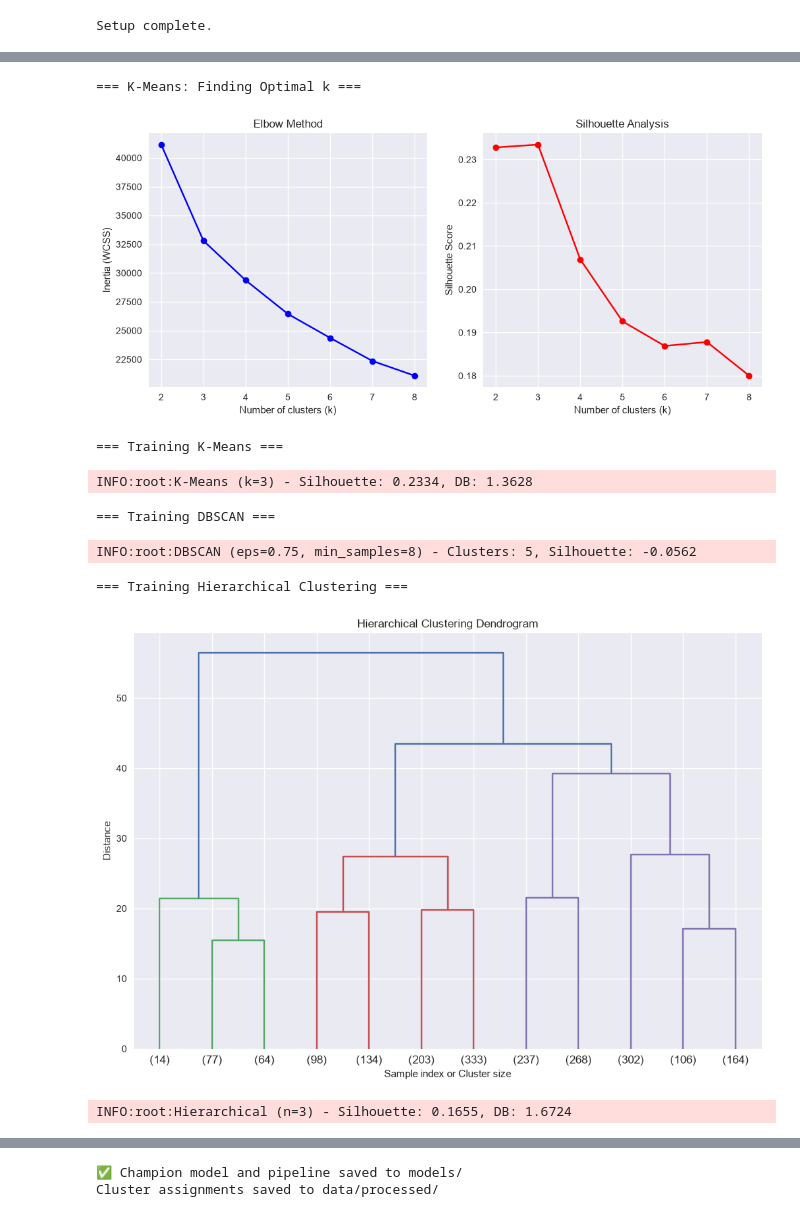
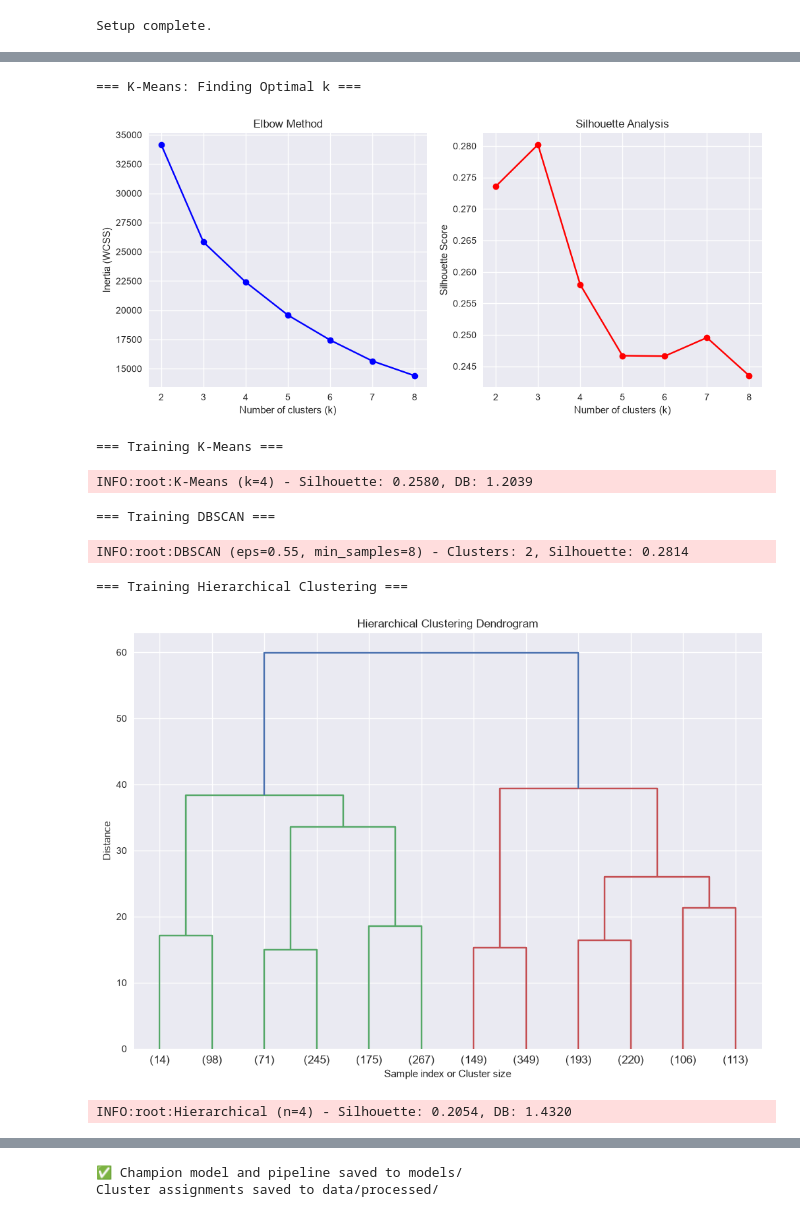
Before and after one commit to Apaelijo/predictive-maintenance-clustering, a Jupyter notebook: notebooks/02_clustering.ipynb, the cells around one changed output, grey strips where cells are left out. Cells and saved outputs as stored; diff of their text form; code cells hidden in the pictures.

```diff
--- a/notebooks/02_clustering.ipynb
+++ b/notebooks/02_clustering.ipynb
@@ -47,7 +47,7 @@ print("Engineered features:", data_eng.columns.tolist())
 from src.data.preprocess import build_preprocessing_pipeline
 pre = build_preprocessing_pipeline()
 X_pre = pre.fit_transform(data_eng)
-n_components = min(8, X_pre.shape[1], X_pre.shape[0])
+n_components = 0.81 #min(8, X_pre.shape[1], X_pre.shape[0])
 print(f"Using PCA n_components={n_components}")
 pipeline = create_full_pipeline(n_components=n_components)
 X_scaled = pipeline.fit_transform(data_eng)
@@ -70,34 +69,34 @@ print("=== K-Means: Finding Optimal k ===")
 inertias, sil_scores = find_optimal_k(X_scaled, max_k=8)
 
 # Choose best k based on plots (usually 3-5 for this dataset)
-best_k = 3   # ← Adjust after viewing plots
+best_k = 4  # ← Adjust after viewing plots
 # %% [output]
 === K-Means: Finding Optimal k ===
-[figure, old version]
+[figure, new version]
 # %%
 print("=== Training K-Means ===")
 kmeans_model, kmeans_labels, k_sil, k_db = kmeans_clustering(X_scaled, n_clusters=best_k)
 
 print("\n=== Training DBSCAN ===")
 # Tip: First run k-distance plot to find good eps
 # from sklearn.neighbors import NearestNeighbors
 # nbrs = NearestNeighbors(n_neighbors=5).fit(X_scaled)
 # distances, _ = nbrs.kneighbors(X_scaled)
 # distances = np.sort(distances[:,4])
 # plt.plot(distances); plt.title("k-distance plot"); plt.show()
 
-db_model, db_labels, db_sil, db_db = dbscan_clustering(X_scaled, eps=0.75, min_samples=8)
-
+db_model, db_labels, db_sil, db_db = dbscan_clustering(X_scaled, eps=0.55, min_samples=8)
+#eps = 0.55 by far gives the highest silhouette score giving out 2 clusters
 print("\n=== Training Hierarchical Clustering ===")
 plot_dendrogram(X_scaled[:2000], method='ward')   # subsample for speed
 hier_model, hier_labels, h_sil, h_db = hierarchical_clustering(X_scaled, n_clusters=best_k)
 # %% [output]
 === Training K-Means ===
-INFO:root:K-Means (k=3) - Silhouette: 0.2334, DB: 1.3628
+INFO:root:K-Means (k=4) - Silhouette: 0.2580, DB: 1.2039
 === Training DBSCAN ===
-INFO:root:DBSCAN (eps=0.75, min_samples=8) - Clusters: 5, Silhouette: -0.0562
+INFO:root:DBSCAN (eps=0.55, min_samples=8) - Clusters: 2, Silhouette: 0.2814
 === Training Hierarchical Clustering ===
-[figure, old version]
+[figure, new version]
-INFO:root:Hierarchical (n=3) - Silhouette: 0.1655, DB: 1.6724
+INFO:root:Hierarchical (n=4) - Silhouette: 0.2054, DB: 1.4320
 # %%
 comparison = pd.DataFrame({
```
Also changed, not shown: parts of 4 cells of this notebook, 13 other files.
